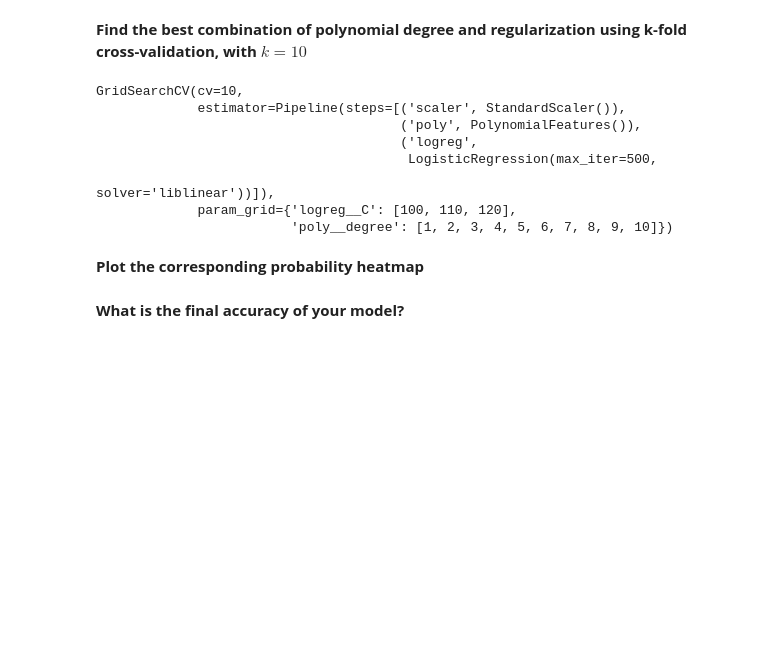
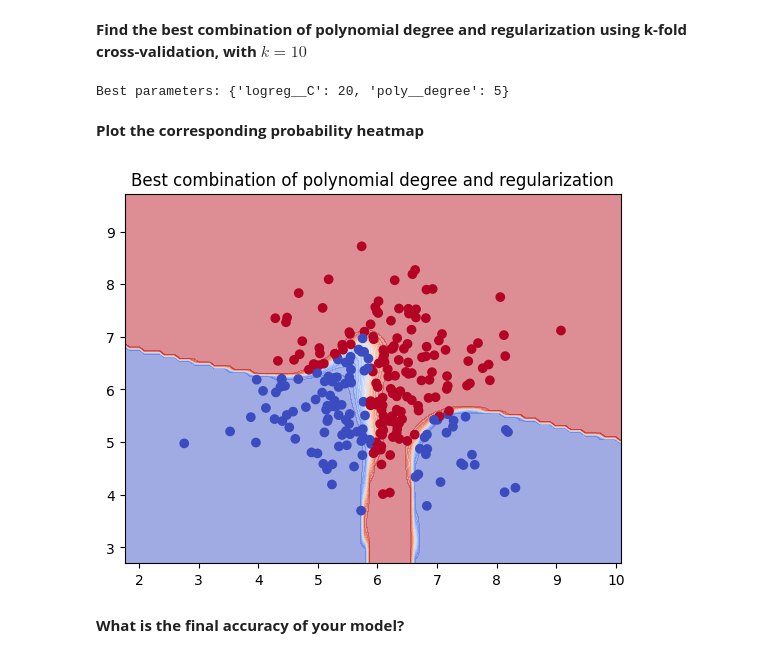
Before and after one commit to audreybvt/ML, a Jupyter notebook: Lab 4 - Classifiers extended edition.ipynb, the cells around one changed output. Saved outputs shown, nothing was run; the diff lists cells and outputs as text; code cells hidden in the pictures; blank space fills up the shorter version.

Commit message:
heatmap

```diff
--- a/Lab 4 - Classifiers extended edition.ipynb
+++ b/Lab 4 - Classifiers extended edition.ipynb
@@ -413,26 +413,38 @@ clf_pipeline = Pipeline([
 
 hyperparameters = {
     'poly__degree': [1,2,3,4,5,6,7,8,9,10],
-    'logreg__C': [100,110,120]
+    'logreg__C': [20,18,19,21,22]
 }
 
 gridsearch = GridSearchCV(clf_pipeline, hyperparameters, cv=10)
 gridsearch.fit(X_fold, y_fold)
 
 #We obtain degree 7 and C=10 so lambda = 1/10
-#But with putting other C in the initialization of test we obtain degree 4 and C=100 so lambda = 1/100
+#But with putting other C in the initialization of test we obtain degree 5 and C=20 so lambda = 1/20
 #then it is C=110 and degree= 4
+
+#Seems in the end it is Degree = 5 and C=20 so lambda = 1/20
+
+print("Best parameters:", gridsearch.best_params_)
+best_model = gridsearch.best_estimator_
 # %% [output]
-GridSearchCV(cv=10,
-             estimator=Pipeline(steps=[('scaler', StandardScaler()),
-                                       ('poly', PolynomialFeatures()),
-                                       ('logreg',
-                                        LogisticRegression(max_iter=500,
-                                                           solver='liblinear'))]),
-             param_grid={'logreg__C': [100, 110, 120],
-                         'poly__degree': [1, 2, 3, 4, 5, 6, 7, 8, 9, 10]})
+Best parameters: {'logreg__C': 20, 'poly__degree': 5}
 # %% [markdown]
 **Plot the corresponding probability heatmap**
+# %%
+# Give the pipeline to DecisionBoundaryDisplay to plot the probability heatmap
+disp = DecisionBoundaryDisplay.from_estimator(
+    best_model, X_fold,
+    response_method="predict_proba",
+    cmap=plt.cm.coolwarm, # colors to use (0 is blue, 1 is red)
+    alpha=0.5, # level of transparency
+    levels=20 # use 20 different nuances of color
+)
+disp.ax_.scatter(X_fold[:, 0], X_fold[:, 1], c=y_fold, cmap=plt.cm.coolwarm)
+plt.title("Best combination of polynomial degree and regularization")
+plt.show()
+# %% [output]
+[figure, added]
 # %% [markdown]
 **What is the final accuracy of your model?**
 # %% [markdown]
```
